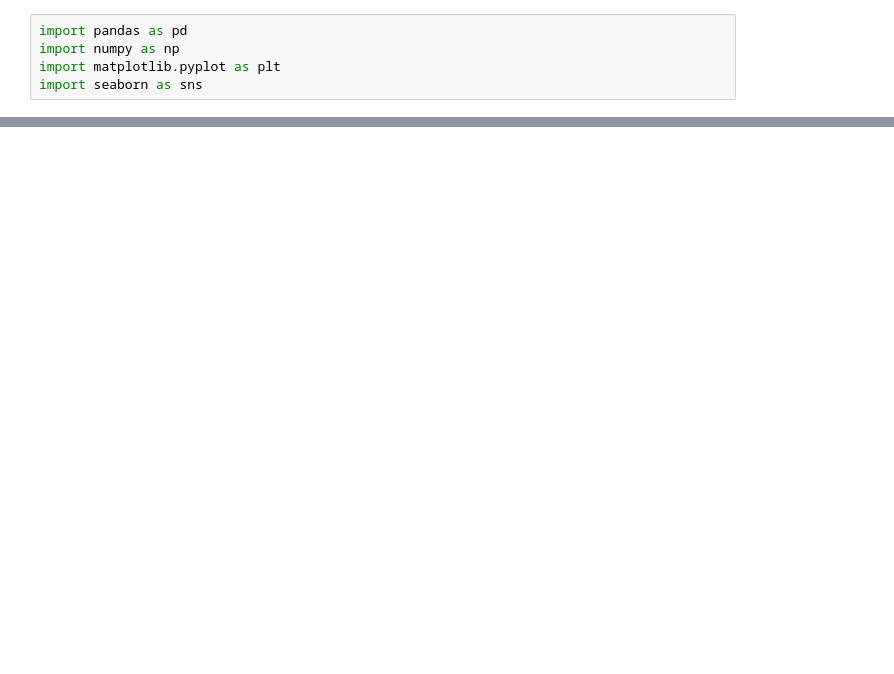
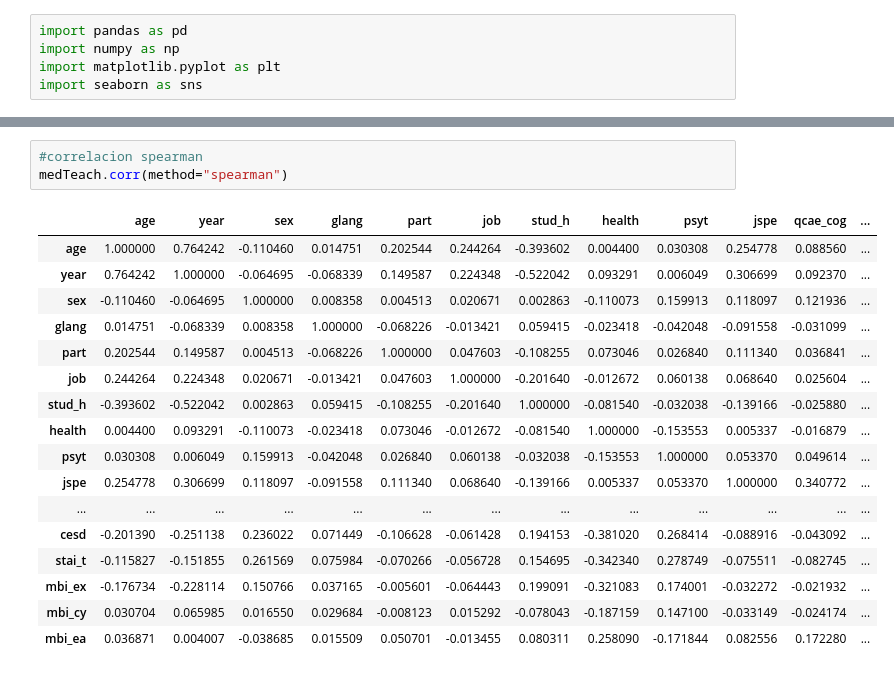
Before and after one commit to BryanEstrada003/Proyecto-1p-Statistic, a Jupyter notebook: analysis.ipynb, the cells around one changed output, grey strips where cells are left out. Drawn from its saved outputs; the diff is of its cells as text; blank space fills up the shorter version.

```diff
--- a/analysis.ipynb
+++ b/analysis.ipynb
@@ -76,0 +228,21 @@ medTeach
+# %%
+#correlacion spearman
+medTeach.corr(method="spearman")
+# %% [output]
+|  | age | year | sex | glang | part | job | stud_h | health | psyt | jspe | qcae_cog | ... |
+| age | 1.000000 | 0.764242 | -0.110460 | 0.014751 | 0.202544 | 0.244264 | -0.393602 | 0.004400 | 0.030308 | 0.254778 | 0.088560 | ... |
+| year | 0.764242 | 1.000000 | -0.064695 | -0.068339 | 0.149587 | 0.224348 | -0.522042 | 0.093291 | 0.006049 | 0.306699 | 0.092370 | ... |
+| sex | -0.110460 | -0.064695 | 1.000000 | 0.008358 | 0.004513 | 0.020671 | 0.002863 | -0.110073 | 0.159913 | 0.118097 | 0.121936 | ... |
+| glang | 0.014751 | -0.068339 | 0.008358 | 1.000000 | -0.068226 | -0.013421 | 0.059415 | -0.023418 | -0.042048 | -0.091558 | -0.031099 | ... |
+| part | 0.202544 | 0.149587 | 0.004513 | -0.068226 | 1.000000 | 0.047603 | -0.108255 | 0.073046 | 0.026840 | 0.111340 | 0.036841 | ... |
+| job | 0.244264 | 0.224348 | 0.020671 | -0.013421 | 0.047603 | 1.000000 | -0.201640 | -0.012672 | 0.060138 | 0.068640 | 0.025604 | ... |
+| stud_h | -0.393602 | -0.522042 | 0.002863 | 0.059415 | -0.108255 | -0.201640 | 1.000000 | -0.081540 | -0.032038 | -0.139166 | -0.025880 | ... |
+| health | 0.004400 | 0.093291 | -0.110073 | -0.023418 | 0.073046 | -0.012672 | -0.081540 | 1.000000 | -0.153553 | 0.005337 | -0.016879 | ... |
+| psyt | 0.030308 | 0.006049 | 0.159913 | -0.042048 | 0.026840 | 0.060138 | -0.032038 | -0.153553 | 1.000000 | 0.053370 | 0.049614 | ... |
+| jspe | 0.254778 | 0.306699 | 0.118097 | -0.091558 | 0.111340 | 0.068640 | -0.139166 | 0.005337 | 0.053370 | 1.000000 | 0.340772 | ... |
+| ... | ... | ... | ... | ... | ... | ... | ... | ... | ... | ... | ... | ... |
+| cesd | -0.201390 | -0.251138 | 0.236022 | 0.071449 | -0.106628 | -0.061428 | 0.194153 | -0.381020 | 0.268414 | -0.088916 | -0.043092 | ... |
+| stai_t | -0.115827 | -0.151855 | 0.261569 | 0.075984 | -0.070266 | -0.056728 | 0.154695 | -0.342340 | 0.278749 | -0.075511 | -0.082745 | ... |
+| mbi_ex | -0.176734 | -0.228114 | 0.150766 | 0.037165 | -0.005601 | -0.064443 | 0.199091 | -0.321083 | 0.174001 | -0.032272 | -0.021932 | ... |
+| mbi_cy | 0.030704 | 0.065985 | 0.016550 | 0.029684 | -0.008123 | 0.015292 | -0.078043 | -0.187159 | 0.147100 | -0.033149 | -0.024174 | ... |
+| mbi_ea | 0.036871 | 0.004007 | -0.038685 | 0.015509 | 0.050701 | -0.013455 | 0.080311 | 0.258090 | -0.171844 | 0.082556 | 0.172280 | ... |
```
Also changed, not shown: parts of 14 cells of this notebook.
